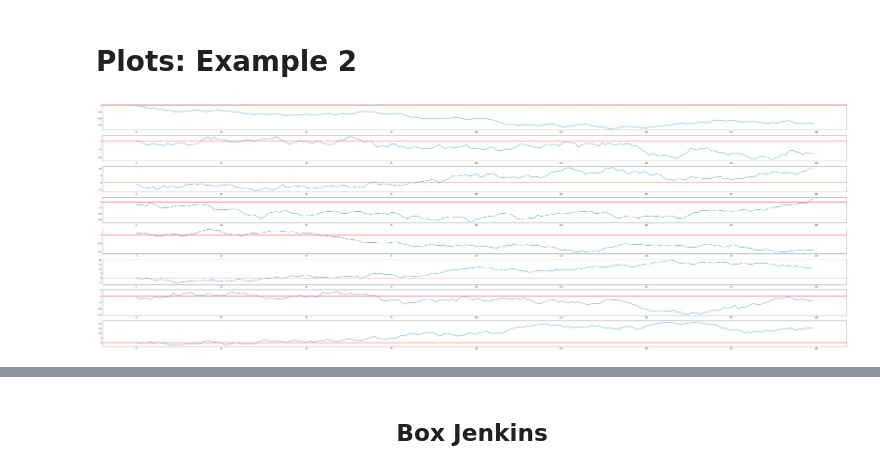
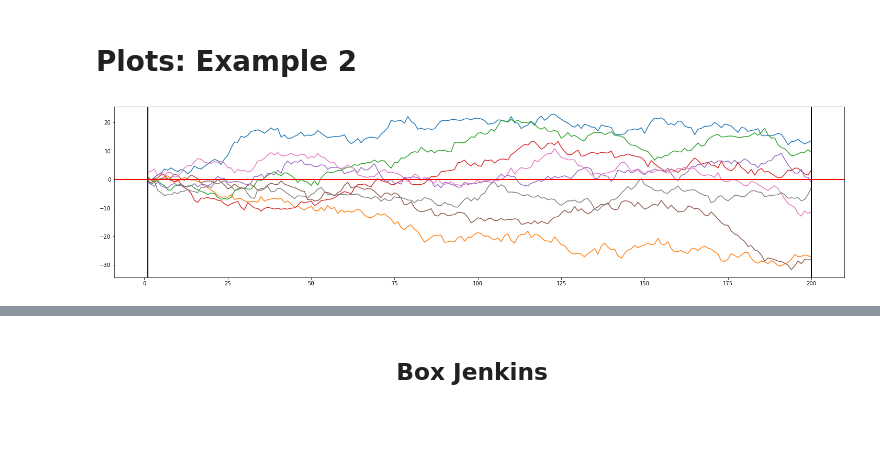
Before and after one commit to anastasiospanagiotelis/QBUS3850, a Jupyter notebook: Lectures/03ARIMA/03ARIMA.ipynb, the cells around one changed output, grey strips where cells are left out. Saved outputs shown, nothing was run; the diff lists cells and outputs as text; code cells hidden in the pictures; blank space fills up the shorter version.

```diff
--- a/Lectures/03ARIMA/03ARIMA.ipynb
+++ b/Lectures/03ARIMA/03ARIMA.ipynb
@@ -110,17 +157,19 @@ Your turn: does the variance depend on time?
 import numpy as np
 T=200
 I=8
-all_y = np.random.standard_normal((I,T))
+y_ex1 = np.random.standard_normal((I,T))
 trend = 0.2*(np.arange(0,T)+1)
 for i in range(I):
-    all_y[i,] = all_y[i,] + trend
+    y_ex1[i,] = y_ex1[i,] + trend
 import matplotlib.pyplot as plt
 # %% [markdown]
 # Plots: Example 1
 # %%
-plt.figure(figsize=(72, 24))
+fig, ax = plt.subplots(figsize=(25, 6))
 for i in range(I):
-    ax = plt.subplot(I, 1, i + 1)
-    ax.plot(range(T),all_y[i,])
-    ax.axhline(y=40,color='red')
+    #ax = f.add_subplot(I/2, 2, i + 1)
+    ax.plot(range(1,T+1),y_ex1[i,])
+    ax.axhline(y=0,color='red')
+    ax.axvline(x=T,color='black')
+    ax.axvline(x=1,color='black')
 # %% [output]
@@ -128,15 +177,17 @@ for i in range(I):
 # %% [markdown]
 # Simulation: Example 2
 # %%
-all_y = np.random.standard_normal((I,T))
-all_y = np.cumsum(all_y,1)
+y_ex2 = np.random.standard_normal((I,T))
+y_ex2 = np.cumsum(y_ex2,1)
 # %% [markdown]
 # Plots: Example 2
 # %%
-plt.figure(figsize=(72, 24))
+fig, ax = plt.subplots(figsize=(25, 6))
 for i in range(I):
-    ax = plt.subplot(I, 1, i + 1)
-    ax.plot(range(T),all_y[i,])
+    #ax = f.add_subplot(I/2, 2, i + 1)
+    ax.plot(range(1,T+1),y_ex2[i,])
     ax.axhline(y=0,color='red')
+    ax.axvline(x=T,color='black')
+    ax.axvline(x=1,color='black')
 # %% [output]
-[figure, old version]
+[figure, new version]
```
Also changed, not shown: parts of 45 cells of this notebook.
